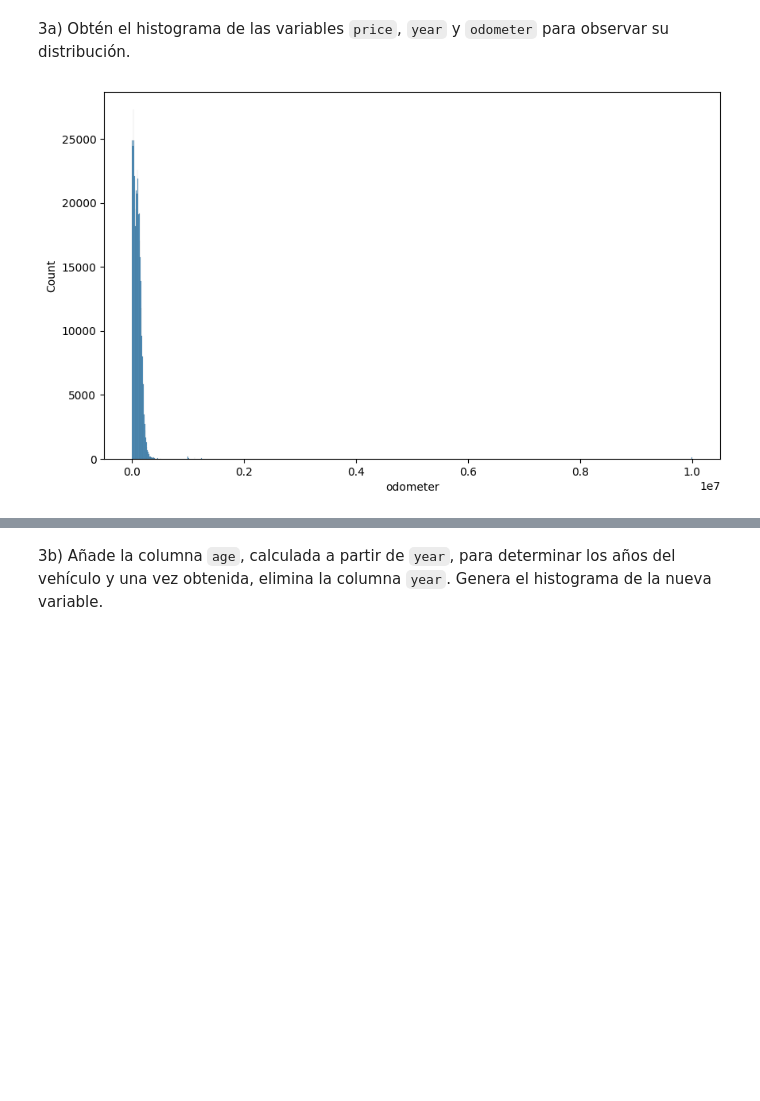
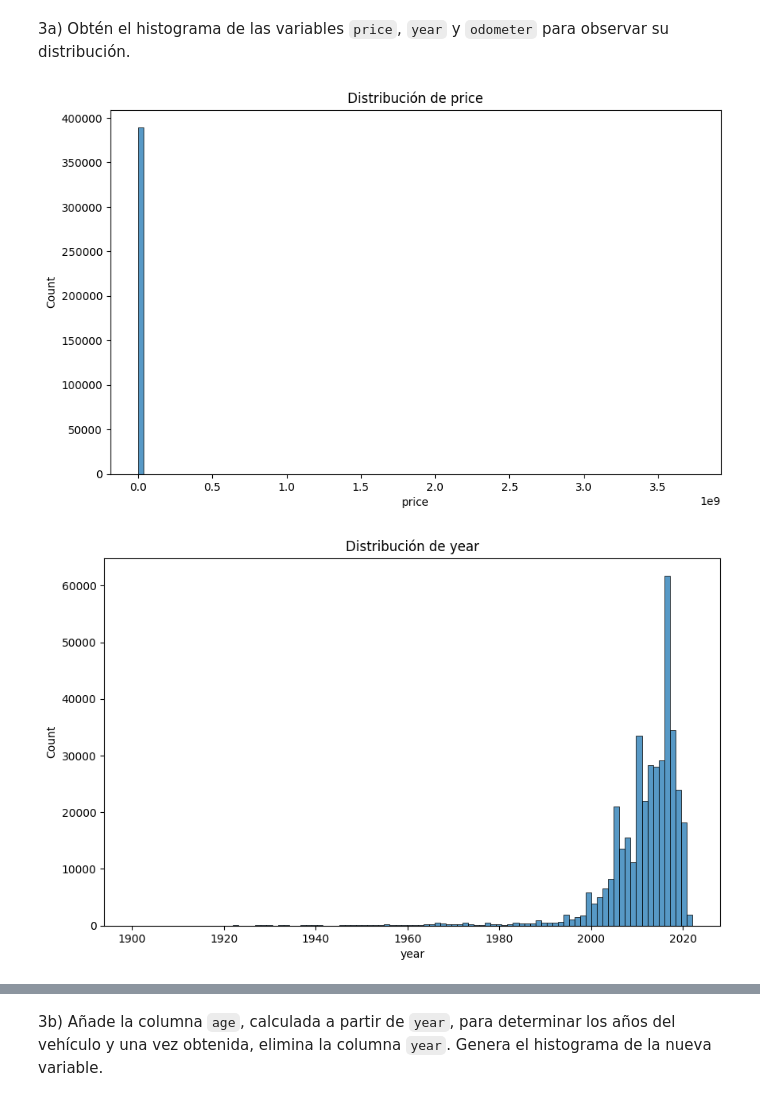
Before and after one commit to Janet16180/grupo_6_ciencia_de_datos, a Jupyter notebook: Actividad6FE.ipynb, the cells around one changed output, grey strips where cells are left out. Drawn from its saved outputs; the diff is of its cells as text; code cells hidden in the pictures; blank space fills up the shorter version.

```diff
--- a/Actividad6FE.ipynb
+++ b/Actividad6FE.ipynb
@@ -119,4 +121,4 @@ dtype: float64
 # %%
-thresh_null_values = round((1-0.3)*number_of_rows)
+thresh_null_values = round((1-0.3)*cars_df.shape[0])
 cars_df = cars_df.dropna(thresh=thresh_null_values, axis=1)
 # %%
@@ -173,17 +175,23 @@ Name: type, dtype: object
 # como la interpolación o el uso de funciones que asignen valores de forma aleatoria
 # considerando la distribución de los datos. Otra alternativa sería aplicar un modelo
 # de machine learning para predecir los valores faltantes.
-cars_df['type'] = cars_df['type'].apply(lambda type: 'sedan' if pd.isnull(type) else type)
+cars_df['type'] = cars_df['type'].fillna(value=cars_df['type'].mode()[0])
 # %% [markdown]
 ## Valores atípicos
 # %% [markdown]
 3a) Obtén el histograma de las variables `price`, `year` y `odometer` para observar su distribución.
 # %%
-histogram_columns = ['price', 'year', 'odometer']
+columns_to_plot = ['price', 'year', 'odometer']
 
-plt.figure(figsize=(10, 6))
-sns.histplot(cars_df, x='odometer', bins=1000)
-plt.show()
+for column in columns_to_plot:
+    plt.figure(figsize=(10, 6))
+    sns.histplot(cars_df, x=column, bins=100)
+    plt.title(f'Distribución de {column}')
+    plt.show()
+
+
+
 # cars_df['price'].describe()
 # %% [output]
-[figure, old version]
+[figure, new version]
+[figure, added]
```
Also changed, not shown: parts of 28 cells of this notebook.
